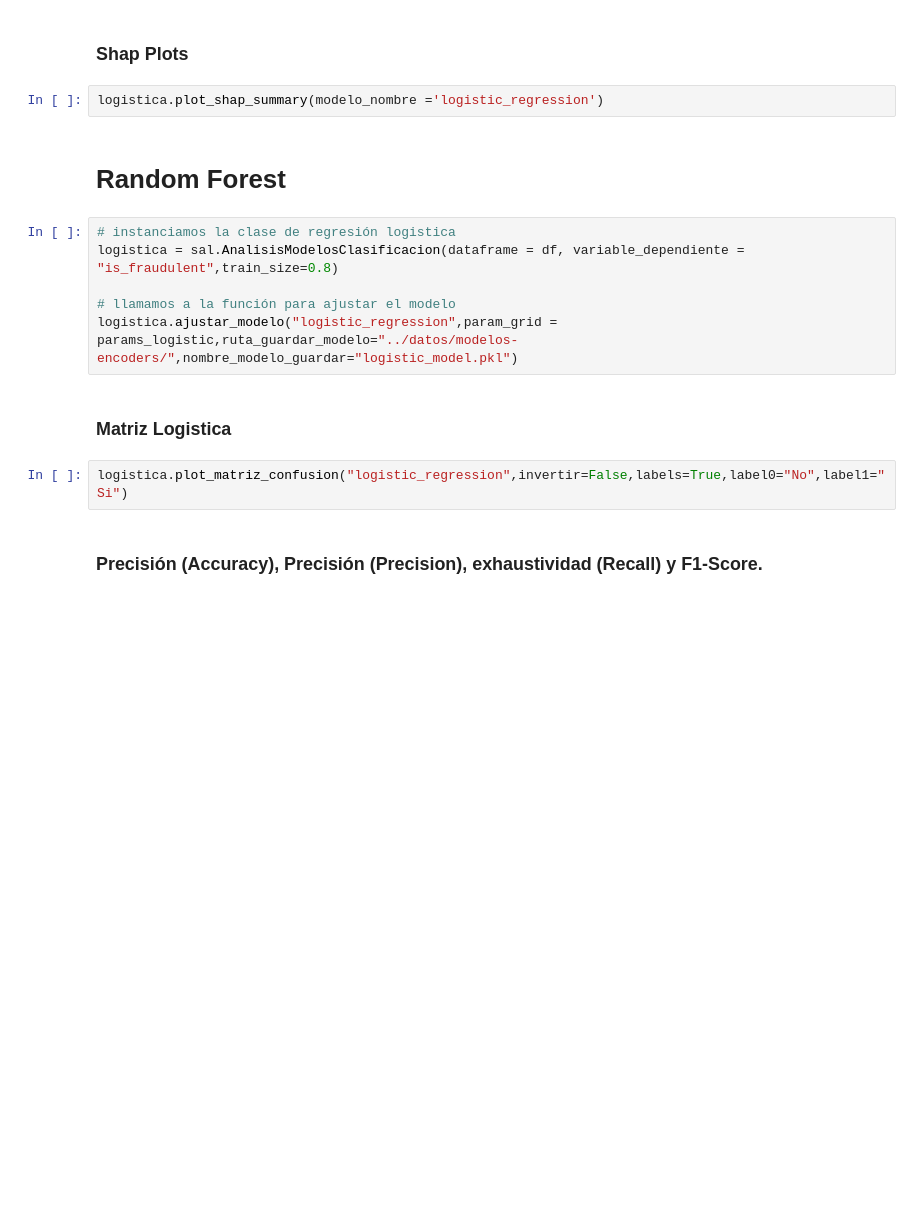
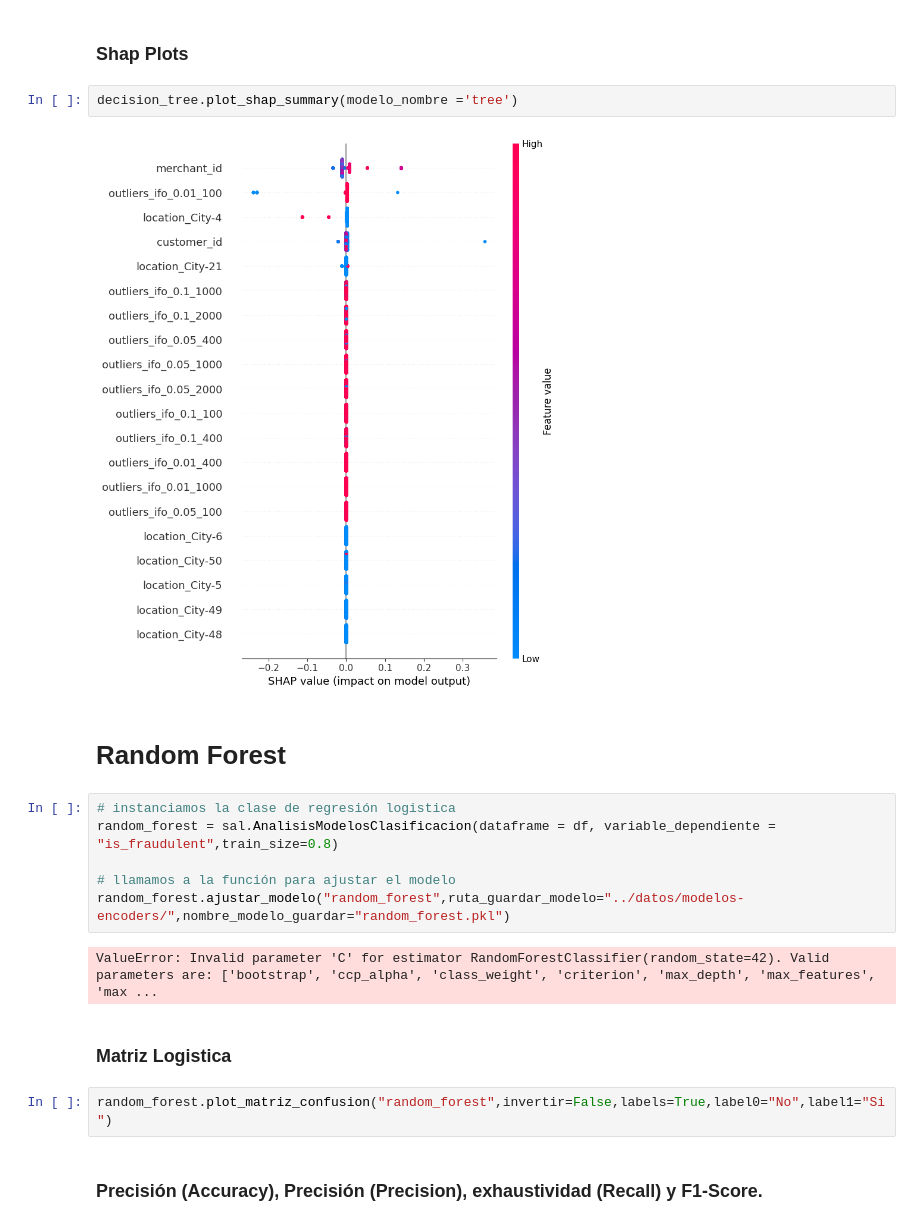
Before and after one commit to apelsito/modulo8-leccion10-ajuste-compracion-modelos, a Jupyter notebook: jupyter/modulo8-leccion10-ajuste-compracion-modelos.ipynb, the cells around one changed output. Drawn from its saved outputs; the diff is of its cells as text; blank space fills up the shorter version.

Commit message:
Tenemos random forest

```diff
--- a/jupyter/modulo8-leccion10-ajuste-compracion-modelos.ipynb
+++ b/jupyter/modulo8-leccion10-ajuste-compracion-modelos.ipynb
@@ -151,19 +197,23 @@ logistica.importancia_predictores(modelo_nombre ='logistic_regression')
 # %% [markdown]
 ### Shap Plots
 # %%
-logistica.plot_shap_summary(modelo_nombre ='logistic_regression')
+decision_tree.plot_shap_summary(modelo_nombre ='tree')
+# %% [output]
+[figure, added]
 # %% [markdown]
 # Random Forest
 # %%
 # instanciamos la clase de regresión logistica
-logistica = sal.AnalisisModelosClasificacion(dataframe = df, variable_dependiente = "is_fraudulent",train_size=0.8)
+random_forest = sal.AnalisisModelosClasificacion(dataframe = df, variable_dependiente = "is_fraudulent",train_size=0.8)
 
 # llamamos a la función para ajustar el modelo
-logistica.ajustar_modelo("logistic_regression",param_grid = params_logistic,ruta_guardar_modelo="../datos/modelos-encoders/",nombre_modelo_guardar="logistic_model.pkl")
+random_forest.ajustar_modelo("random_forest",ruta_guardar_modelo="../datos/modelos-encoders/",nombre_modelo_guardar="random_forest.pkl")
+# %% [output]
+ValueError: Invalid parameter 'C' for estimator RandomForestClassifier(random_state=42). Valid parameters are: ['bootstrap', 'ccp_alpha', 'class_weight', 'criterion', 'max_depth', 'max_features', 'max ...
 # %% [markdown]
 ### Matriz Logistica
 # %%
-logistica.plot_matriz_confusion("logistic_regression",invertir=False,labels=True,label0="No",label1="Si")
+random_forest.plot_matriz_confusion("random_forest",invertir=False,labels=True,label0="No",label1="Si")
 # %% [markdown]
 ### Precisión (Accuracy), Precisión (Precision), exhaustividad (Recall) y F1-Score.
 # %%
```
Also changed, not shown: parts of 28 cells of this notebook, 4 other files.
